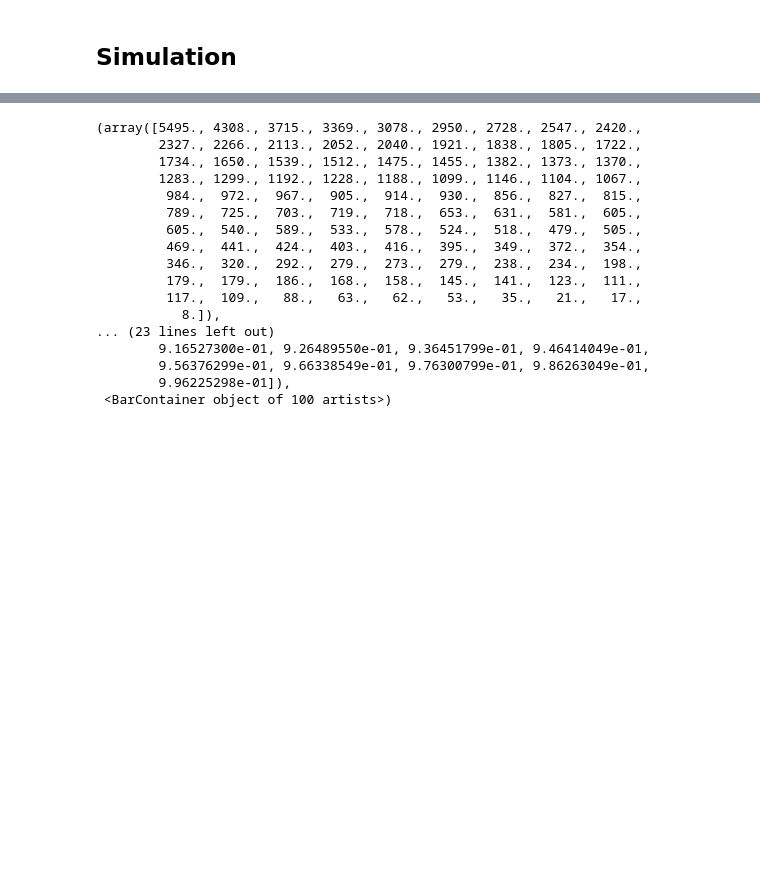
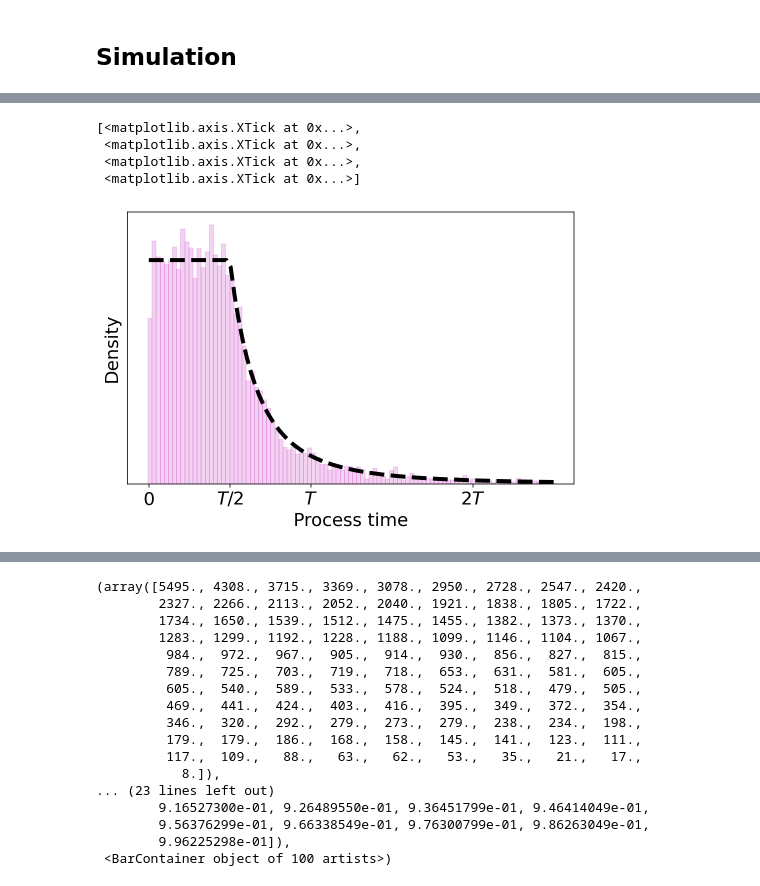
Before and after one commit to pachterlab/GVP_2023, a Jupyter notebook: gg230119_reactors.ipynb, the cells around one changed output, grey strips where cells are left out. Drawn from its saved outputs; the diff is of its cells as text; code cells hidden in the pictures; blank space fills up the shorter version.

```diff
--- a/gg230119_reactors.ipynb
+++ b/gg230119_reactors.ipynb
@@ -550,0 +578,24 @@ d=scipy.stats.uniform(0,scipy.stats.uniform(0,T).rvs(nsim)).rvs()
+# %%
+fig1,ax1 = plt.subplots(1,1,figsize=dims)
+
+T = 2
+t_ = np.linspace(0,5,100)
+restime_lfr = np.zeros_like(t_)
+restime_lfr[t_<= T/2] = 4/3/T
+restime_lfr[t_> T/2] = T**2/(t_[t_> T/2])**3/6
+ax1.plot(t_,restime_lfr,'k--',linewidth=lw)
+
+restime_sim = T/(2*np.sqrt(1-(scipy.stats.uniform().rvs(nsim)))) * scipy.stats.uniform().rvs(nsim)
+bins = t_-0.01
+
+_=ax1.hist(restime_sim,bins,density=True,facecolor=model_colors[2],alpha=0.3,edgecolor=model_colors[2])
+ax1.set_xlabel('Process time',fontsize=fs)
+ax1.set_ylabel('Density',fontsize=fs)
+ax1.set_yticks([])
+ax1.set_xticks([0,T/2,T,2*T],['0',r'$T/2$',r'$T$',r'$2T$'],fontsize=fs)
+# %% [output]
+[<matplotlib.axis.XTick at 0x...>,
+ <matplotlib.axis.XTick at 0x...>,
+ <matplotlib.axis.XTick at 0x...>,
+ <matplotlib.axis.XTick at 0x...>]
+[figure, added]
```
Also changed, not shown: parts of 18 cells of this notebook.
